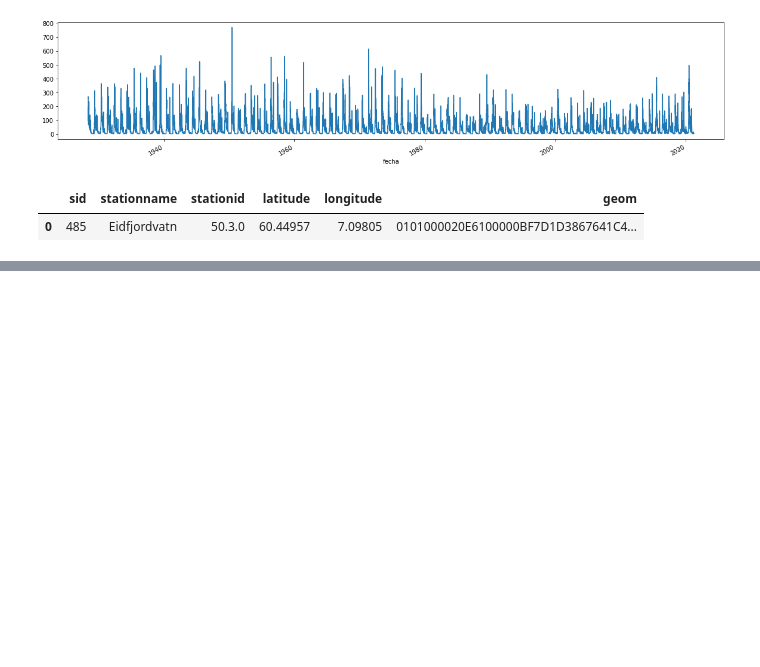
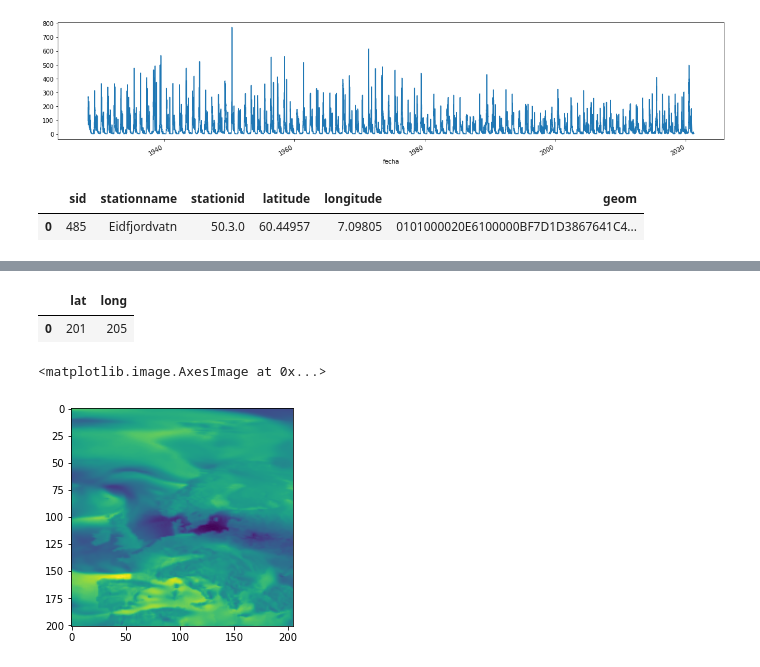
Before and after one commit to Lecheps/catchCan_tools, a Jupyter notebook: get_nve_data.ipynb, the cells around one changed output, grey strips where cells are left out. Drawn from its saved outputs; the diff is of its cells as text; code cells hidden in the pictures; blank space fills up the shorter version.

```diff
--- a/get_nve_data.ipynb
+++ b/get_nve_data.ipynb
@@ -526,0 +843,15 @@ display(query('''select * from nveq.stations where stationid = '50.3.0';  '''))
+# %%
+#Checking things where properly stored
+#Getting size of raster
+a = query('''select (select count(*) from era5test.latitude) as lat,
+(select count(*) from era5test.longitude) as long''')
+display(a)
+#Getting raster values for a given timestamptz (sid is in row major order)
+b = query('''select * from era5test.variables where tid=25 and aid=1 order by sid;''')
+b = b['value'].values.reshape(a.loc[0,'lat'],a.loc[0,'long'])
+plt.imshow(b)
+# %% [output]
+|  | lat | long |
+| 0 | 201 | 205 |
+<matplotlib.image.AxesImage at 0x...>
+[figure, added]
```
Also changed, not shown: parts of 3 cells of this notebook, 3 other files.
